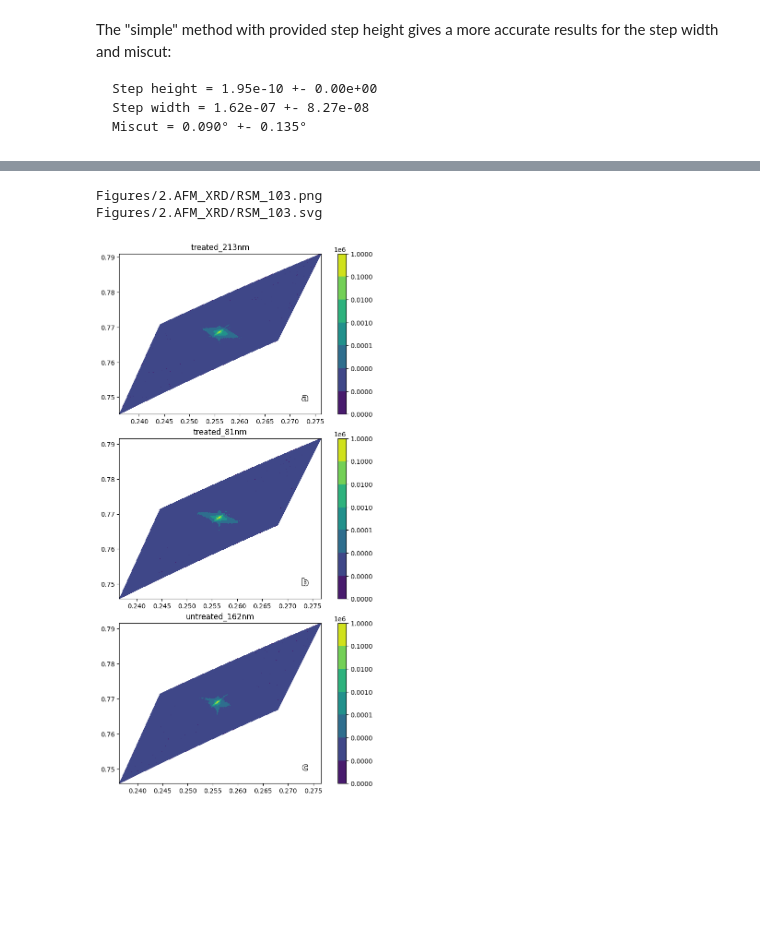
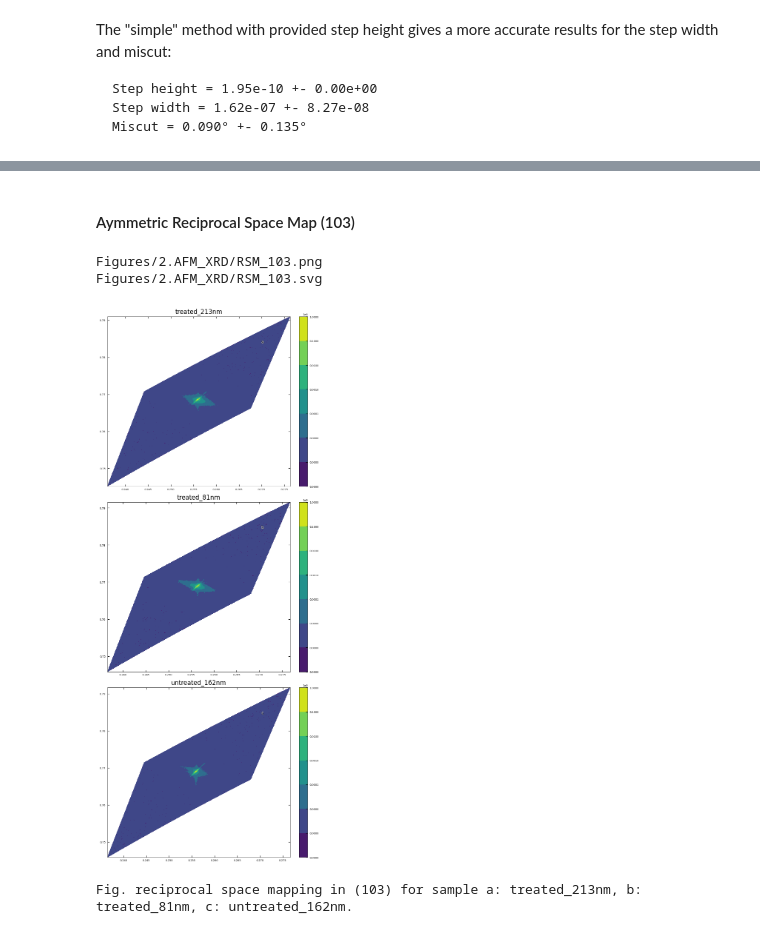
Before and after one commit to m3-learning/m3_learning, a Jupyter notebook: m3_learning/papers/2023_RHEED_PLD_SrTiO3/2_AFM_and_xrd-details.ipynb, the cells around one changed output, grey strips where cells are left out. Saved outputs shown, nothing was run; the diff lists cells and outputs as text; code cells hidden in the pictures; blank space fills up the shorter version.

```diff
--- a/m3_learning/papers/2023_RHEED_PLD_SrTiO3/2_AFM_and_xrd-details.ipynb
+++ b/m3_learning/papers/2023_RHEED_PLD_SrTiO3/2_AFM_and_xrd-details.ipynb
@@ -415,0 +416,14 @@ Figures/2.AFM_XRD/XRD_42_49-spacing.svg
+# %%
+files = ['./XRD/treated_213nm-RSM_002.xrdml',
+         './XRD/treated_81nm-RSM_002.xrdml',
+         './XRD/untreated_162nm-RSM_002.xrdml']
+titles = ['treated_213nm', 'treated_81nm', 'untreated_162nm']
+
+fig, axes = layout_fig(3, 1, figsize=(6,12))
+for i, ax in enumerate(axes):
+    plot_rsm(ax, files[i], title=titles[i])
+    labelfigs(ax, i, loc='tr', size=15)
+
+printing.savefig(fig, 'RSM_002')
+plt.show()
+print(f'\033[1mFig.\033[0m reciprocal space mapping in (002) for sample a: treated_213nm, b: treated_81nm, c: untreated_162nm.')
@@ -416,17 +435,21 @@ Figures/2.AFM_XRD/XRD_42_49-spacing.svg
+# %% [markdown]
+#### Aymmetric Reciprocal Space Map (103)
 # %%
 files = ['./XRD/treated_213nm-RSM_103.xrdml',
          './XRD/treated_81nm-RSM_103.xrdml',
          './XRD/untreated_162nm-RSM_103.xrdml']
 titles = ['treated_213nm', 'treated_81nm', 'untreated_162nm']
 
-fig, axes = layout_fig(3, 1, figsize=(6,12))
+fig, axes = layout_fig(3, 1, figsize=(6,15))
 for i, ax in enumerate(axes):
     plot_rsm(ax, files[i], title=titles[i])
-    labelfigs(ax, i, loc='tl', size=15)
+    labelfigs(ax, i, loc='tr', size=8)
 
 printing.savefig(fig, 'RSM_103')
 plt.show()
+print(f'\033[1mFig.\033[0m reciprocal space mapping in (103) for sample a: treated_213nm, b: treated_81nm, c: untreated_162nm.')
 # %% [output]
 Figures/2.AFM_XRD/RSM_103.png
 Figures/2.AFM_XRD/RSM_103.svg
-[figure, old version]
+[figure, new version]
+Fig. reciprocal space mapping in (103) for sample a: treated_213nm, b: treated_81nm, c: untreated_162nm.
```
Also changed, not shown: parts of 20 cells of this notebook, 11 other files.
